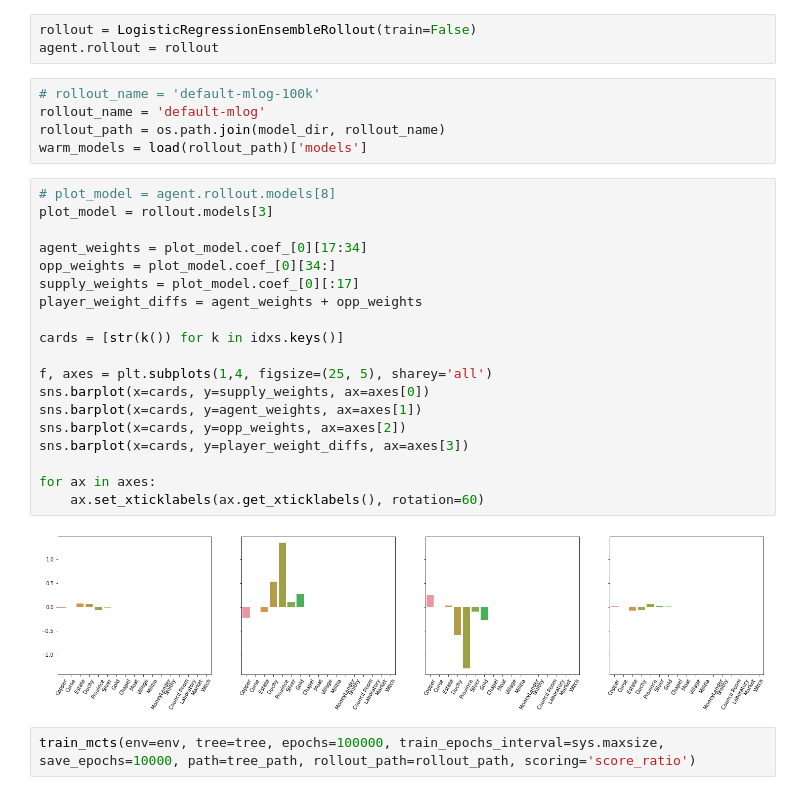
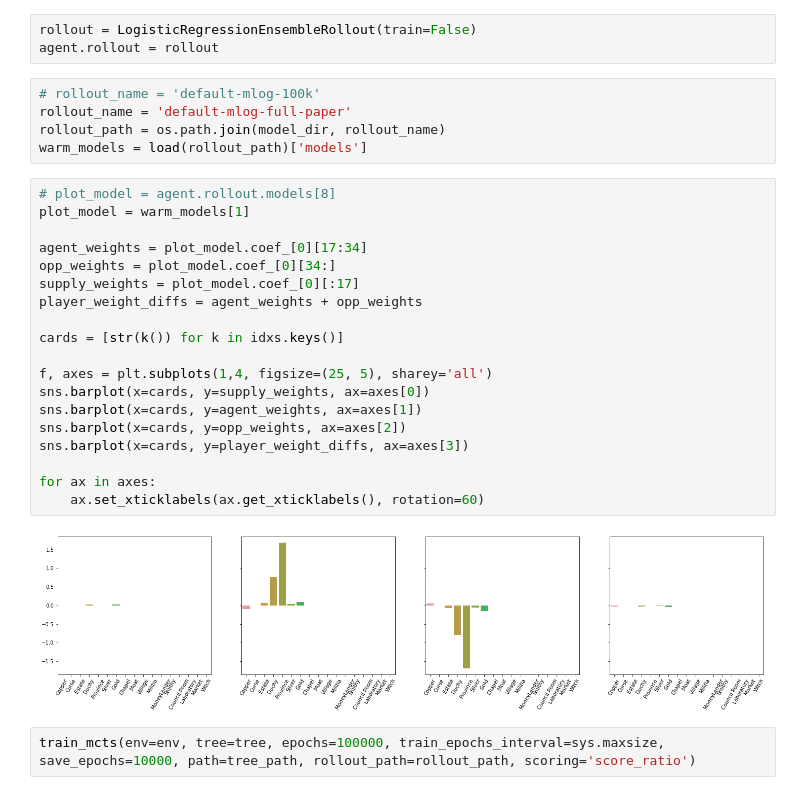
Before and after one commit to SpecificGenerality/PyDominion, a Jupyter notebook: notebooks/mcts_training.ipynb, the cells around one changed output. Cells and saved outputs as stored; diff of their text form.

```diff
--- a/notebooks/mcts_training.ipynb
+++ b/notebooks/mcts_training.ipynb
@@ -51,30 +51,30 @@ rollout = LogisticRegressionEnsembleRollout(train=False)
 agent.rollout = rollout
 # %%
 # rollout_name = 'default-mlog-100k'
-rollout_name = 'default-mlog'
+rollout_name = 'default-mlog-full-paper'
 rollout_path = os.path.join(model_dir, rollout_name)
 warm_models = load(rollout_path)['models']
 # %%
 # plot_model = agent.rollout.models[8]
-plot_model = rollout.models[3]
+plot_model = warm_models[1]
 
 agent_weights = plot_model.coef_[0][17:34]
 opp_weights = plot_model.coef_[0][34:]
 supply_weights = plot_model.coef_[0][:17]
 player_weight_diffs = agent_weights + opp_weights
 
 cards = [str(k()) for k in idxs.keys()]
 
 f, axes = plt.subplots(1,4, figsize=(25, 5), sharey='all')
 sns.barplot(x=cards, y=supply_weights, ax=axes[0])
 sns.barplot(x=cards, y=agent_weights, ax=axes[1])
 sns.barplot(x=cards, y=opp_weights, ax=axes[2])
 sns.barplot(x=cards, y=player_weight_diffs, ax=axes[3])
 
 for ax in axes:
     ax.set_xticklabels(ax.get_xticklabels(), rotation=60)
 # %% [output]
-[figure, old version]
+[figure, new version]
 # %%
 train_mcts(env=env, tree=tree, epochs=100000, train_epochs_interval=sys.maxsize, save_epochs=10000, path=tree_path, rollout_path=rollout_path, scoring='score_ratio')
 # %%
```
Also changed, not shown: parts of 7 cells of this notebook, 1 other file.
